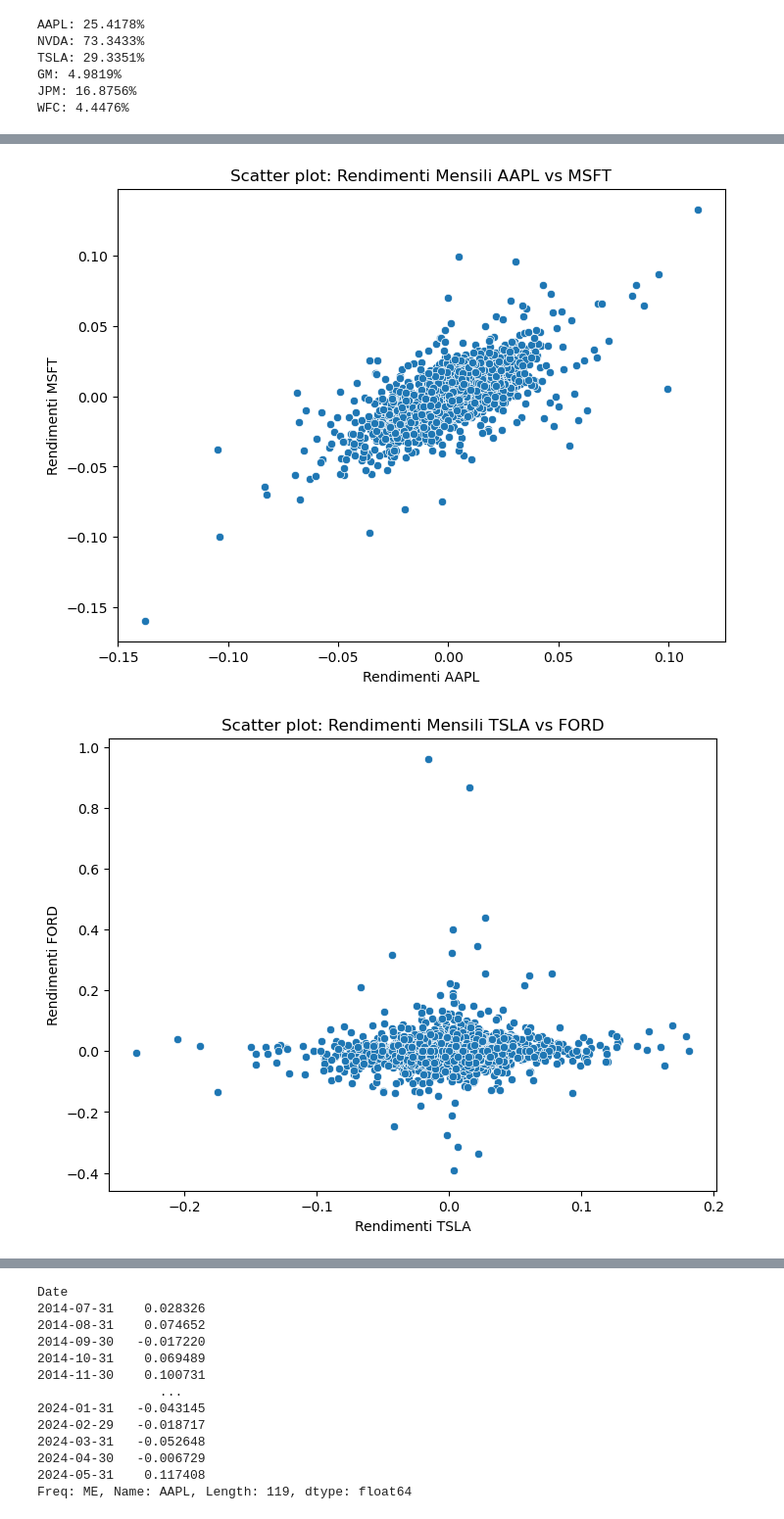
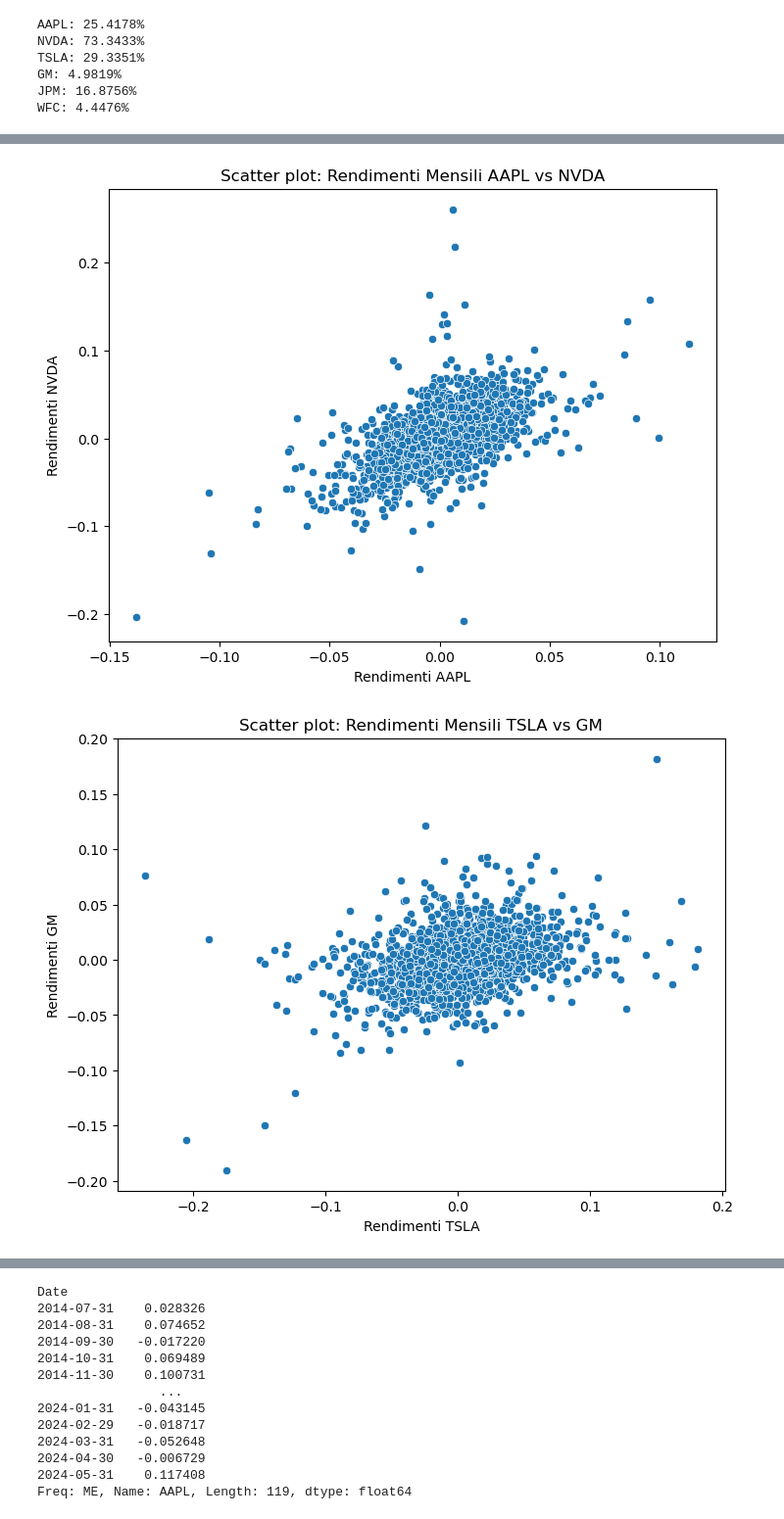
Before and after one commit to ArocchiDS/Business-Intelligence-finance, a Jupyter notebook: BISF_Proyect.ipynb, the cells around one changed output, grey strips where cells are left out. Shown at 98% size. Saved outputs shown, nothing was run; the diff lists cells and outputs as text; code cells hidden in the pictures.

```diff
--- a/BISF_Proyect.ipynb
+++ b/BISF_Proyect.ipynb
@@ -336,23 +379,23 @@ plt.show()
 # %%
 #Grafici di dispersione
 plt.figure(figsize=(8,6))
-sns.scatterplot(x = rit_log_giornalieri_df['AAPL'], y = rit_log_giornalieri_df['MSFT'])
-plt.title('Scatter plot: Rendimenti Mensili AAPL vs MSFT')
+sns.scatterplot(x = rit_log_giornalieri_df['AAPL'], y = rit_log_giornalieri_df['NVDA'])
+plt.title('Scatter plot: Rendimenti Mensili AAPL vs NVDA')
 plt.xlabel('Rendimenti AAPL')
-plt.ylabel('Rendimenti MSFT')
+plt.ylabel('Rendimenti NVDA')
 plt.show()
 # %% [output]
-[figure, old version]
+[figure, new version]
 # %%
 #Grafici di dispersione
 plt.figure(figsize=(8,6))
-sns.scatterplot(x = rit_log_giornalieri_df['TSLA'], y = rit_log_giornalieri_df['FORD'])
-plt.title('Scatter plot: Rendimenti Mensili TSLA vs FORD')
+sns.scatterplot(x = rit_log_giornalieri_df['TSLA'], y = rit_log_giornalieri_df['GM'])
+plt.title('Scatter plot: Rendimenti Mensili TSLA vs GM')
 plt.xlabel('Rendimenti TSLA')
-plt.ylabel('Rendimenti FORD')
+plt.ylabel('Rendimenti GM')
 plt.show()
 # %% [output]
-[figure, old version]
+[figure, new version]
 # %%
 #Grafici di dispersione
 plt.figure(figsize=(8,6))
```
Also changed, not shown: parts of 21 cells of this notebook.
